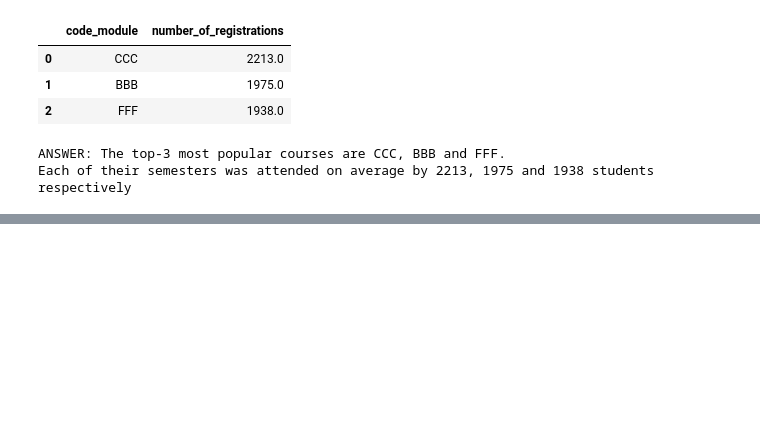
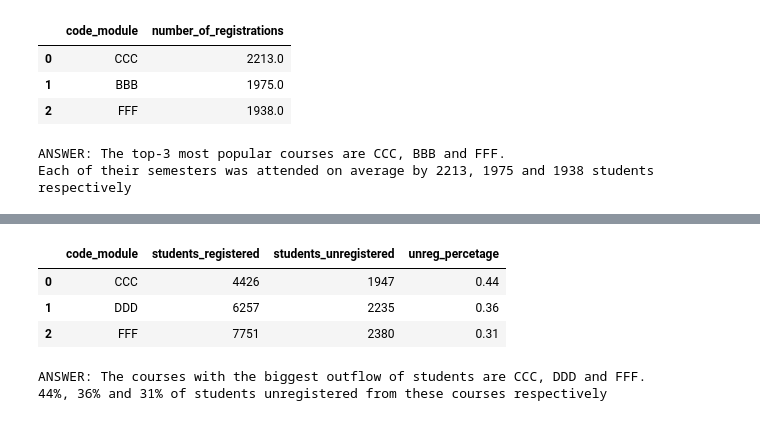
Before and after one commit to eremeevpt/kc_project_e-learning, a Jupyter notebook: project_notebook.ipynb, the cells around one changed output, grey strips where cells are left out. Saved outputs shown, nothing was run; the diff lists cells and outputs as text; code cells hidden in the pictures; blank space fills up the shorter version.

```diff
--- a/project_notebook.ipynb
+++ b/project_notebook.ipynb
@@ -272,0 +330,29 @@ Each of their semesters was attended on average by 2213, 1975 and 1938 students
+# %%
+# Now we sort the data to find the top-3 courses by the percentage of cancellations.
+
+st_reg_all = st_reg_all.sort_values('unreg_percetage', ascending=False) \
+                        .reset_index(drop=True)
+
+st_unreg_top_3 = st_reg_all.head(3)
+st_unreg_top_3
+# %% [output]
+|  | code_module | students_registered | students_unregistered | unreg_percetage |
+| 0 | CCC | 4426 | 1947 | 0.44 |
+| 1 | DDD | 6257 | 2235 | 0.36 |
+| 2 | FFF | 7751 | 2380 | 0.31 |
+# %%
+# Preparing a formatted output
+
+module_1 = st_unreg_top_3.loc[0]['code_module']
+module_2 = st_unreg_top_3.loc[1]['code_module']
+module_3 = st_unreg_top_3.loc[2]['code_module']
+
+percentage_1 = st_unreg_top_3.loc[0]['unreg_percetage']
+percentage_2 = st_unreg_top_3.loc[1]['unreg_percetage']
+percentage_3 = st_unreg_top_3.loc[2]['unreg_percetage']
+
+print('ANSWER: The courses with the biggest outflow of students are {}, {} and {}. \n{:,.0%}, {:,.0%} and {:,.0%} of students \
+unregistered from these courses respectively'.format(module_1, module_2, module_3, percentage_1, percentage_2, percentage_3))
+# %% [output]
+ANSWER: The courses with the biggest outflow of students are CCC, DDD and FFF.
+44%, 36% and 31% of students unregistered from these courses respectively
```
Also changed, not shown: parts of 3 cells of this notebook.
